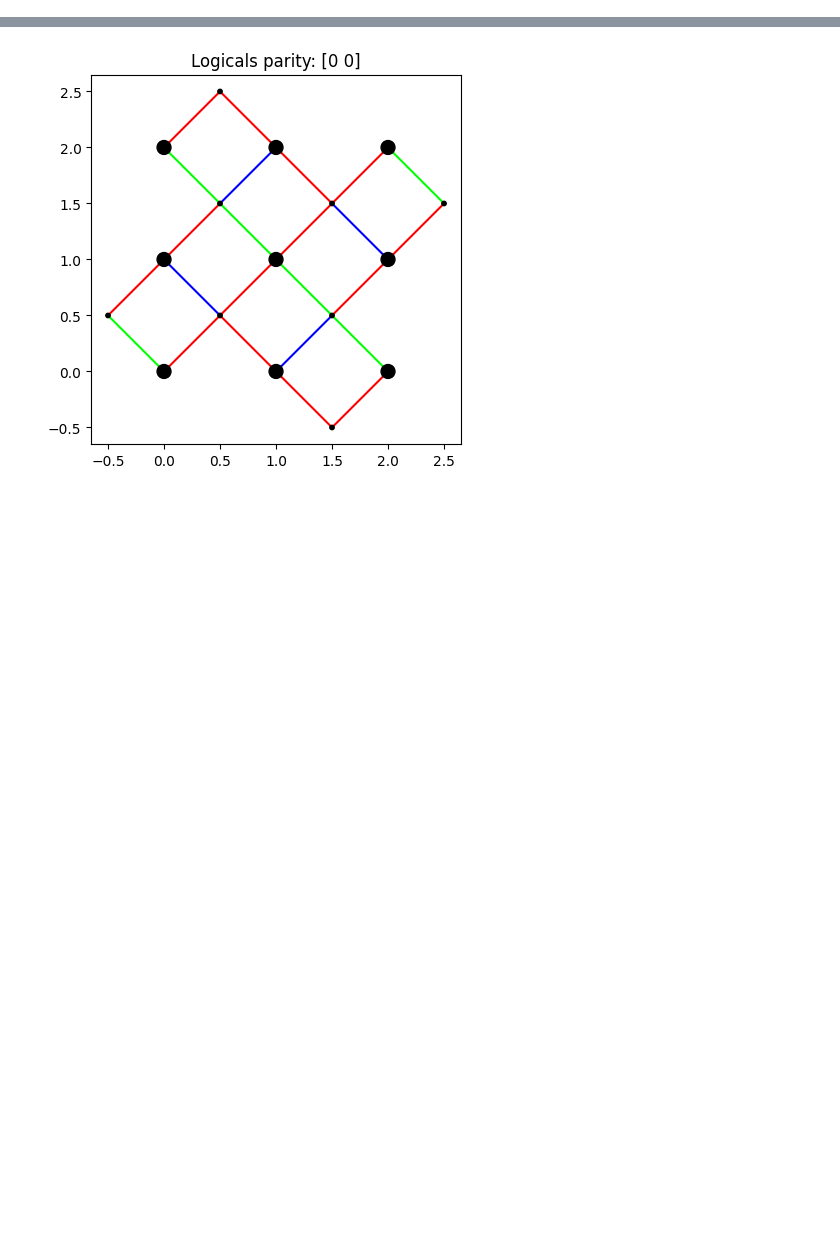
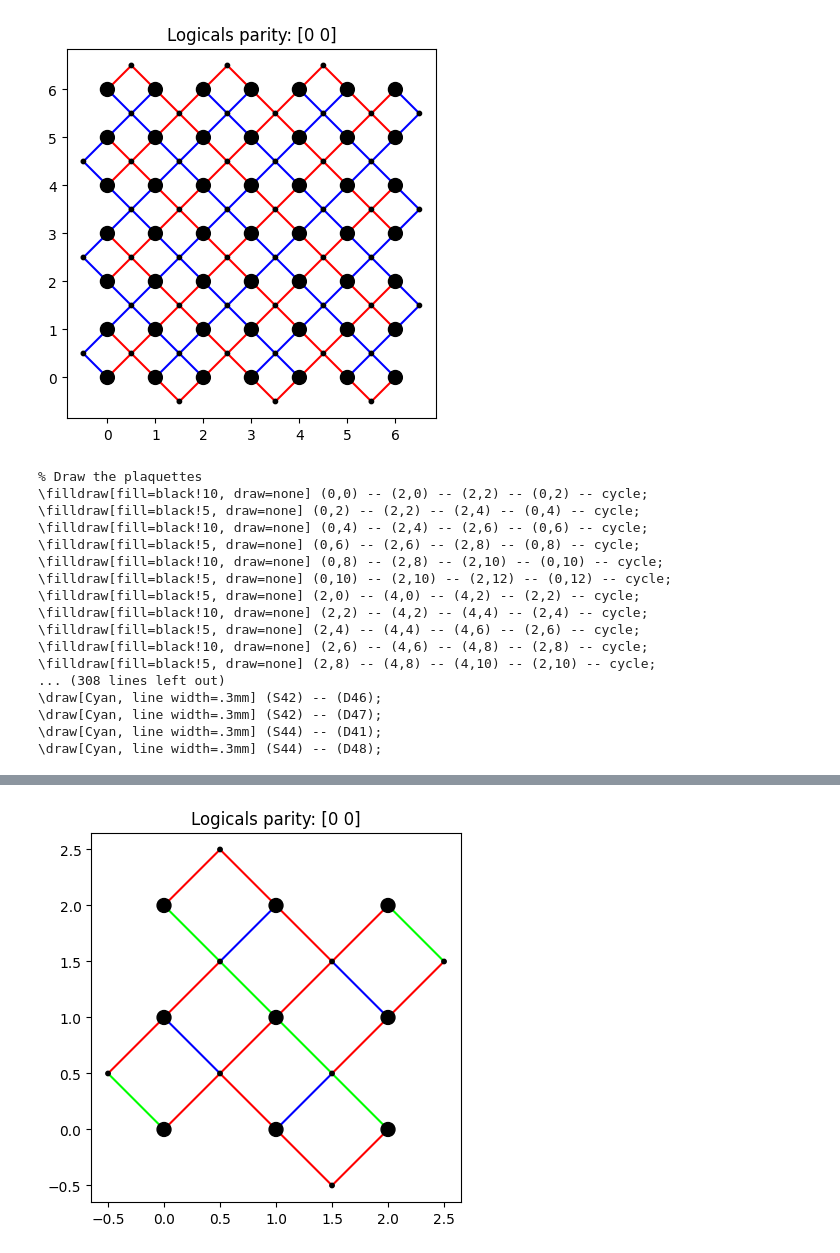
Before and after one commit to JuliusRye/QEC, a Jupyter notebook: Modules/quantum_error_correction_code.ipynb, the cells around one changed output, grey strips where cells are left out. Saved outputs shown, nothing was run; the diff lists cells and outputs as text; code cells hidden in the pictures; blank space fills up the shorter version.

```diff
--- a/Modules/quantum_error_correction_code.ipynb
+++ b/Modules/quantum_error_correction_code.ipynb
@@ -8,2 +8,30 @@ from deformation_handler import DeformationManager
 
 key = random.key(42)
+# %%
+subkey, key = random.split(key)
+
+code = SurfaceCode(L=7)
+deformation = jnp.zeros(code.num_data_qubits, dtype=jnp.int32)
+parity_info = code.deformation_parity_info(deformation)
+
+code.show(parity_info)
+print(code.show_latex_code(parity_info, deformation))
+# %% [output]
+[figure, added]
+% Draw the plaquettes
+\filldraw[fill=black!10, draw=none] (0,0) -- (2,0) -- (2,2) -- (0,2) -- cycle;
+\filldraw[fill=black!5, draw=none] (0,2) -- (2,2) -- (2,4) -- (0,4) -- cycle;
+\filldraw[fill=black!10, draw=none] (0,4) -- (2,4) -- (2,6) -- (0,6) -- cycle;
+\filldraw[fill=black!5, draw=none] (0,6) -- (2,6) -- (2,8) -- (0,8) -- cycle;
+\filldraw[fill=black!10, draw=none] (0,8) -- (2,8) -- (2,10) -- (0,10) -- cycle;
+\filldraw[fill=black!5, draw=none] (0,10) -- (2,10) -- (2,12) -- (0,12) -- cycle;
+\filldraw[fill=black!5, draw=none] (2,0) -- (4,0) -- (4,2) -- (2,2) -- cycle;
+\filldraw[fill=black!10, draw=none] (2,2) -- (4,2) -- (4,4) -- (2,4) -- cycle;
+\filldraw[fill=black!5, draw=none] (2,4) -- (4,4) -- (4,6) -- (2,6) -- cycle;
+\filldraw[fill=black!10, draw=none] (2,6) -- (4,6) -- (4,8) -- (2,8) -- cycle;
+\filldraw[fill=black!5, draw=none] (2,8) -- (4,8) -- (4,10) -- (2,10) -- cycle;
+... (308 lines left out)
+\draw[Cyan, line width=.3mm] (S42) -- (D46);
+\draw[Cyan, line width=.3mm] (S42) -- (D47);
+\draw[Cyan, line width=.3mm] (S44) -- (D41);
+\draw[Cyan, line width=.3mm] (S44) -- (D48);
```
Also changed, not shown: parts of 10 cells of this notebook, 38 other files.
